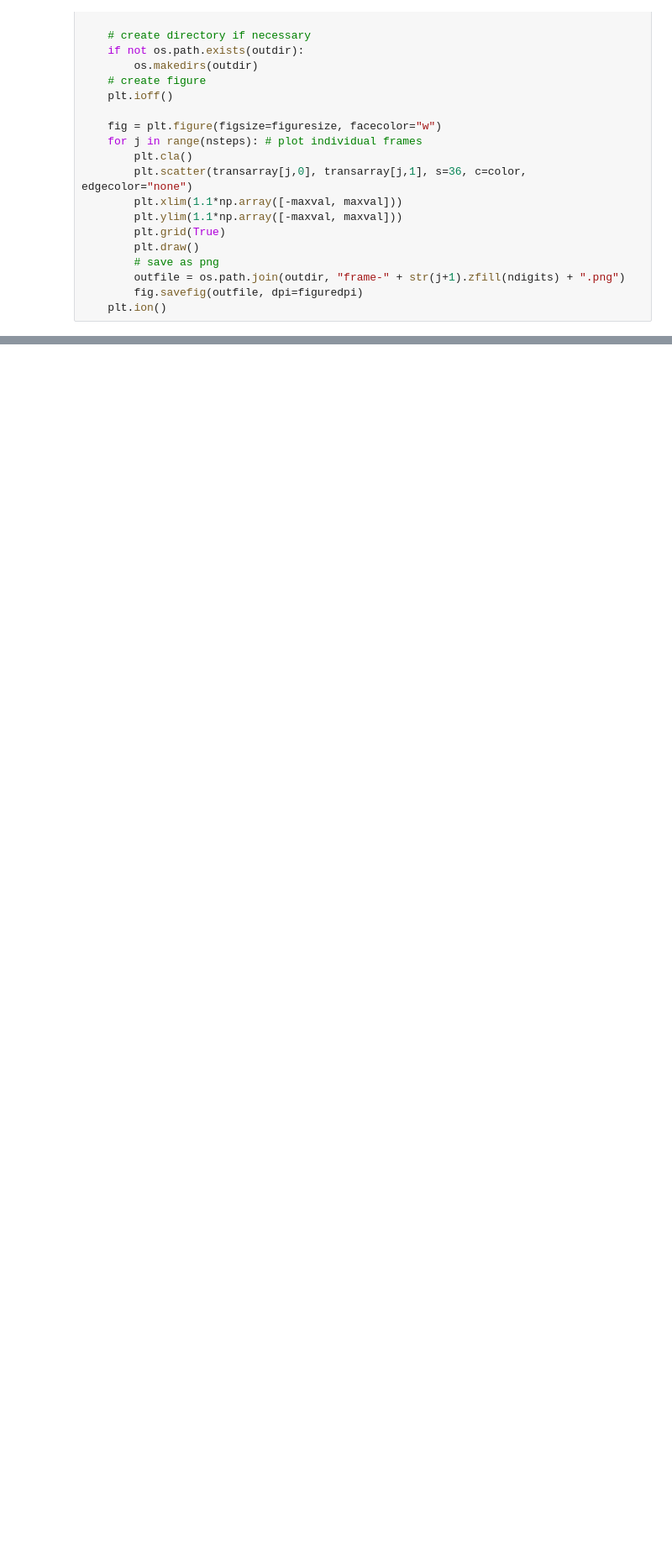
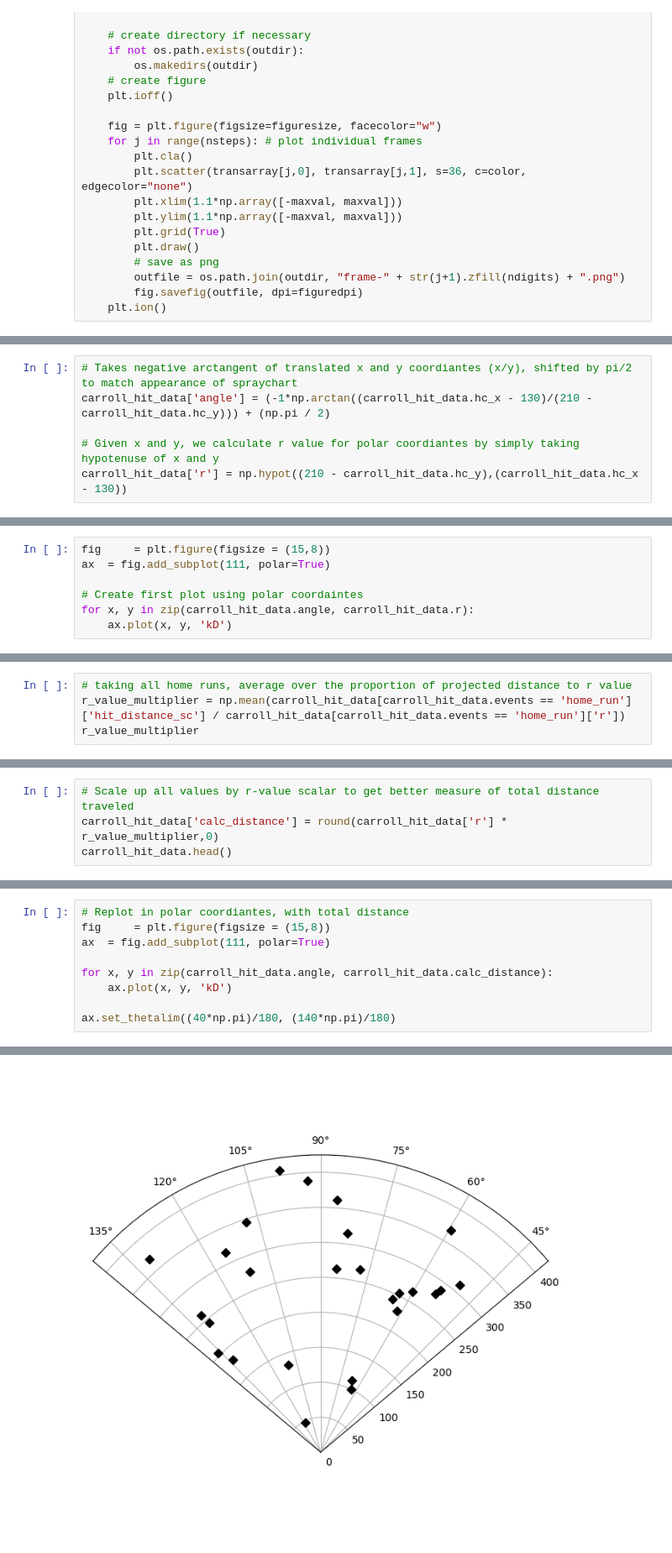
Before and after one commit to joshsalce/Speed_ISO, a Jupyter notebook: Exploratory.ipynb, the cells around one changed output, grey strips where cells are left out. Shown at 84% size. Cells and saved outputs as stored; diff of their text form; blank space fills up the shorter version.

```diff
--- a/Exploratory.ipynb
+++ b/Exploratory.ipynb
@@ -336,0 +313,6 @@ speed_data22
+# %%
+# Takes negative arctangent of translated x and y coordiantes (x/y), shifted by pi/2  to match appearance of spraychart
+carroll_hit_data['angle'] = (-1*np.arctan((carroll_hit_data.hc_x - 130)/(210 - carroll_hit_data.hc_y))) + (np.pi / 2)
+
+# Given x and y, we calculate r value for polar coordiantes by simply taking hypotenuse of x and y
+carroll_hit_data['r'] = np.hypot((210 - carroll_hit_data.hc_y),(carroll_hit_data.hc_x - 130))
@@ -336,0 +339,7 @@ speed_data22
+# %%
+fig 	= plt.figure(figsize = (15,8))
+ax	= fig.add_subplot(111, polar=True)
+
+# Create first plot using polar coordaintes
+for x, y in zip(carroll_hit_data.angle, carroll_hit_data.r):
+    ax.plot(x, y, 'kD')
@@ -336,0 +356,4 @@ speed_data22
+# %%
+# taking all home runs, average over the proportion of projected distance to r value
+r_value_multiplier = np.mean(carroll_hit_data[carroll_hit_data.events == 'home_run']['hit_distance_sc'] / carroll_hit_data[carroll_hit_data.events == 'home_run']['r'])
+r_value_multiplier
@@ -336,0 +362,4 @@ speed_data22
+# %%
+# Scale up all values by r-value scalar to get better measure of total distance traveled
+carroll_hit_data['calc_distance'] = round(carroll_hit_data['r'] * r_value_multiplier,0)
+carroll_hit_data.head()
@@ -336,0 +378,10 @@ speed_data22
+# %%
+# Replot in polar coordiantes, with total distance
+fig 	= plt.figure(figsize = (15,8))
+ax	= fig.add_subplot(111, polar=True)
+
+for x, y in zip(carroll_hit_data.angle, carroll_hit_data.calc_distance):
+    ax.plot(x, y, 'kD')
+
+ax.set_thetalim((40*np.pi)/180, (140*np.pi)/180)
+# %% [output]
@@ -336,0 +389 @@ speed_data22
+[figure, added]
```
Also changed, not shown: parts of 87 cells of this notebook.
